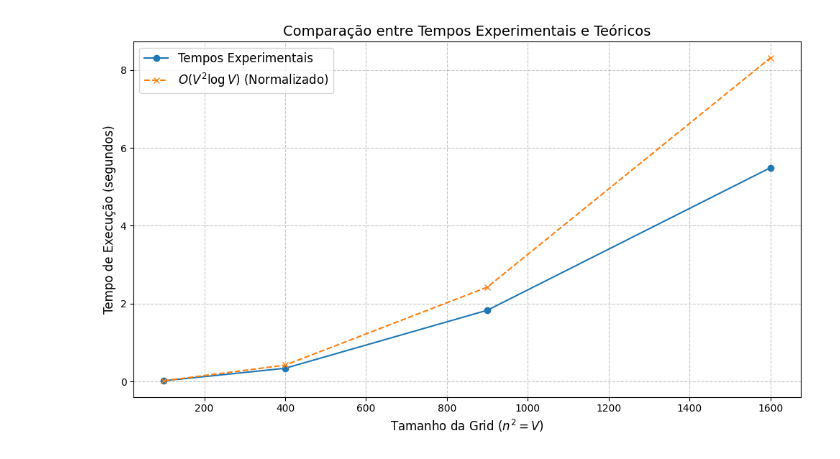
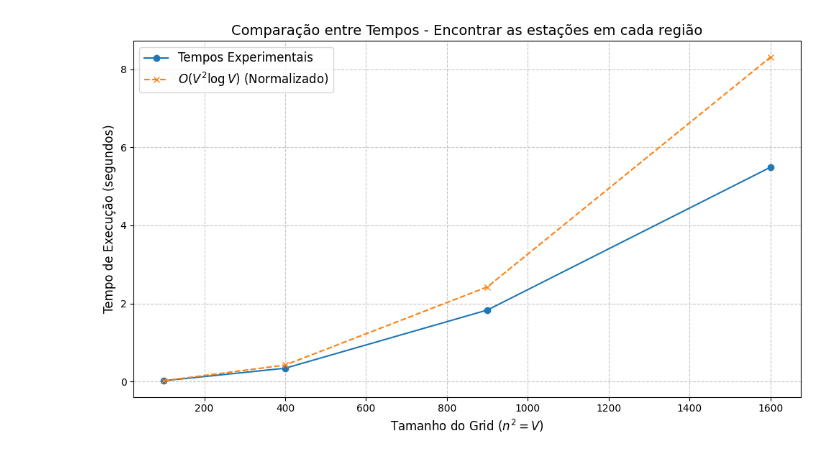
Before and after one commit to eduardammag/ProjetoDePlanejamentoTransporteVargas, a Jupyter notebook: tarefa_1/plote_time.ipynb, the cells around one changed output. Saved outputs shown, nothing was run; the diff lists cells and outputs as text; code cells hidden in the pictures.

Commit message:
Add análise tempo parte 2 tarefa 1

```diff
--- a/tarefa_1/plote_time.ipynb
+++ b/tarefa_1/plote_time.ipynb
@@ -4,33 +4,33 @@ import matplotlib.pyplot as plt
 
 # Dados experimentais
 execution_times_data = {
     "10x10": 0.0203462,
     "20x20": 0.34115,
     "30x30": 1.83185,
     "40x40": 5.49026
 }
 
 # Extração de valores de n e tempos
 sizes = [(int(size.split('x')[0]))**2 for size in execution_times_data.keys()]
 times = list(execution_times_data.values())
 
 # Cálculo teórico: O(n^2 log n)
 theoretical_growth = [n**2 * np.log2(n^2) for n in sizes]
 
 # Normalizando a função teórica para comparar com os tempos experimentais
 scale_factor = times[0] / theoretical_growth[0]  # Normaliza para o primeiro ponto experimental
 scaled_theoretical_growth = [scale_factor * value for value in theoretical_growth]
 
 # Plotando os dados experimentais e teóricos
 plt.figure(figsize=(10, 6))
 plt.plot(sizes, times, marker='o', linestyle='-', label='Tempos Experimentais')
 plt.plot(sizes, scaled_theoretical_growth, marker='x', linestyle='--', label=r'$O(V^2 \log V)$ (Normalizado)')
-plt.title('Comparação entre Tempos Experimentais e Teóricos', fontsize=14)
-plt.xlabel('Tamanho da Grid $(n^2 = V)$', fontsize=12)
+plt.title('Comparação entre Tempos - Encontrar as estações em cada região', fontsize=14)
+plt.xlabel('Tamanho do Grid $(n^2 = V)$', fontsize=12)
 plt.ylabel('Tempo de Execução (segundos)', fontsize=12)
 plt.grid(True, linestyle='--', alpha=0.7)
 plt.legend(fontsize=12)
 plt.tight_layout()
 plt.show()
 # %% [output]
-[figure, old version]
+[figure, new version]
```
Also changed, not shown: parts of 2 cells of this notebook, 4 other files.
